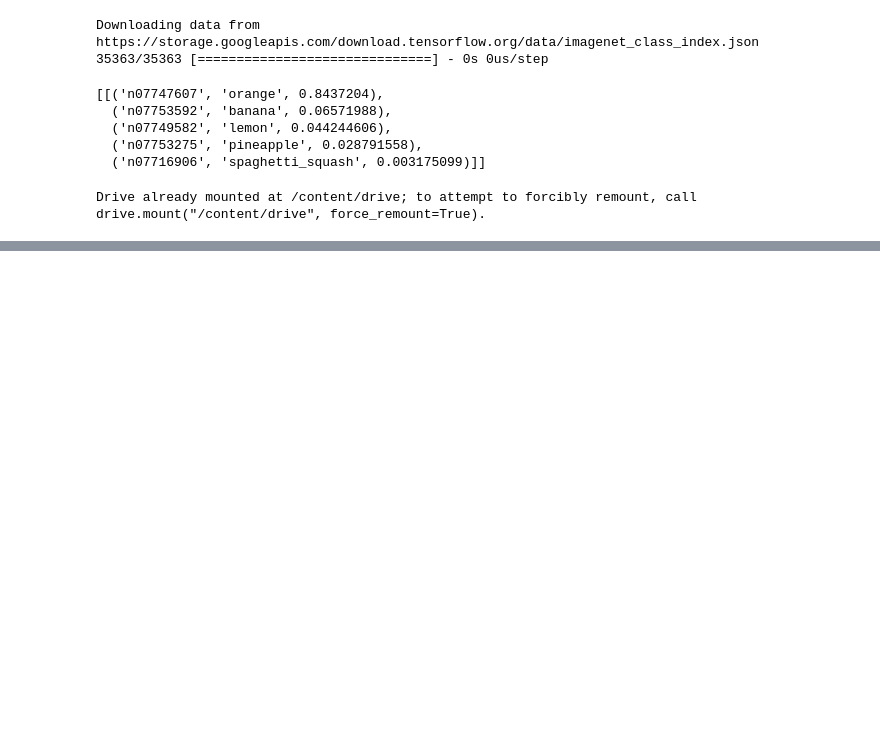
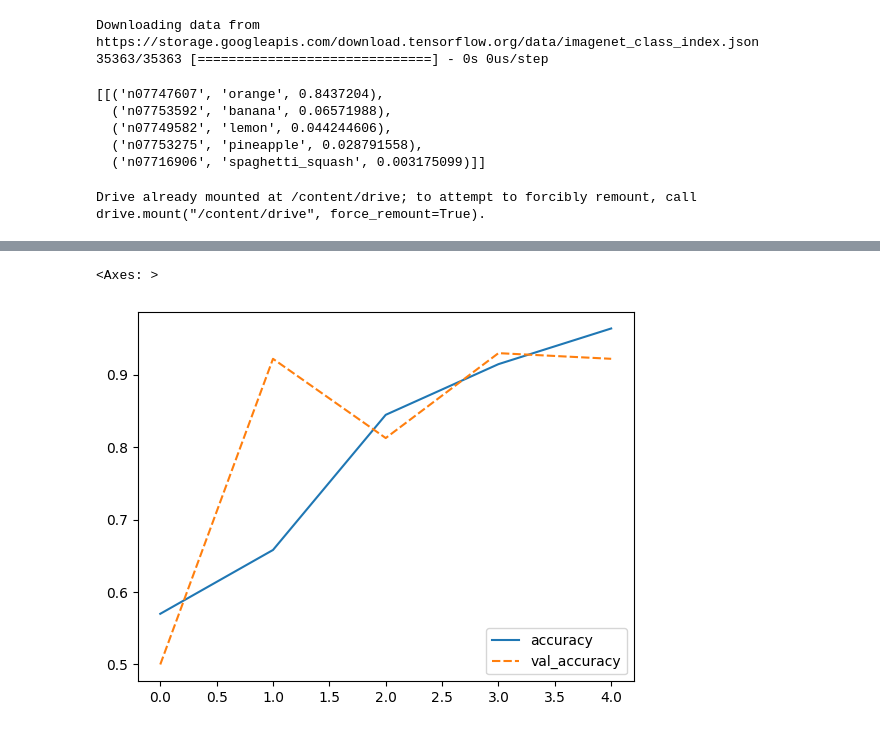
Before and after one commit to Cosmo-ns/data-analysis-basic-kadai, a Jupyter notebook: VGG16_transfer learning_cats and dogs.ipynb, the cells around one changed output, grey strips where cells are left out. Drawn from its saved outputs; the diff is of its cells as text; code cells hidden in the pictures; blank space fills up the shorter version.

```diff
--- a/VGG16_transfer learning_cats and dogs.ipynb
+++ b/VGG16_transfer learning_cats and dogs.ipynb
@@ -281,0 +527,7 @@ Drive already mounted at /content/drive; to attempt to forcibly remount, call dr
+# %%
+# 同様に、正解率（accuracy, val_accuracy）の推移も可視化します。
+
+sns.lineplot(data=df[['accuracy', 'val_accuracy']])
+# %% [output]
+<Axes: >
+[figure, added]
```
Also changed, not shown: parts of 35 cells of this notebook.
